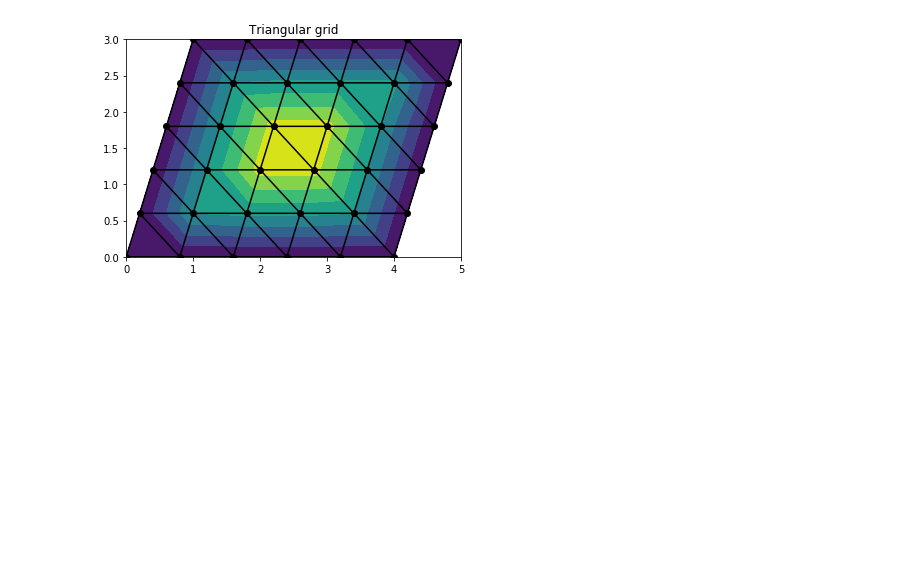
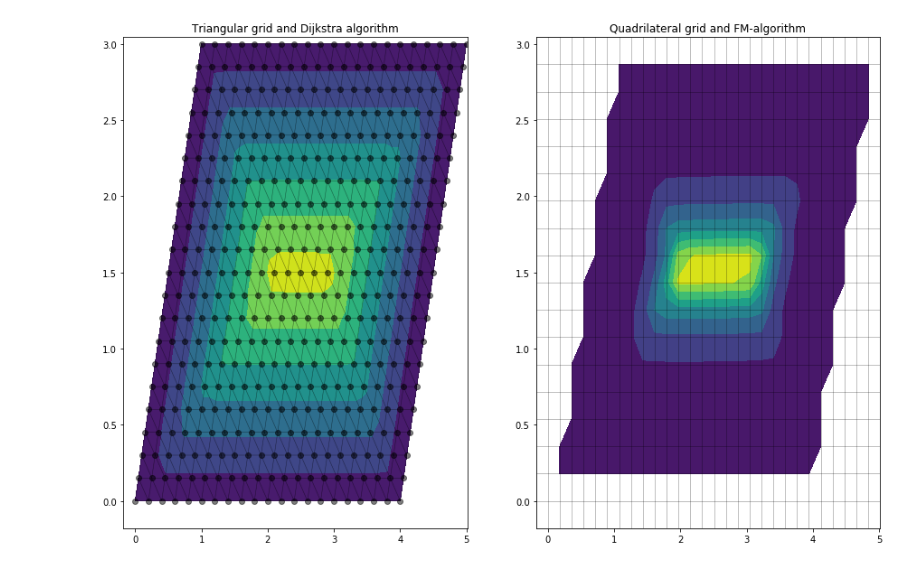
Before and after one commit to alexoblomov/fast_marching, a Jupyter notebook: Mesh.ipynb, the cells around one changed output. Drawn from its saved outputs; the diff is of its cells as text; code cells hidden in the pictures; blank space fills up the shorter version.

Commit message:
added fast_marching_algo

```diff
--- a/Mesh.ipynb
+++ b/Mesh.ipynb
@@ -83,5 +257,6 @@ def dijkstra(graph, initial):
 # %%
 def build_mesh(points, n=1):
+    points = np.array(points)
     P = n**2*(len(points)-2)#the number of points
     R2_to_R = lambda x: round(x[0]*P + x[1],5)# We need correspondance of a vector in R2 to a single value: (x,y) -> x*P + y
     facets = []#the set of polygon edges
@@ -126,18 +301,46 @@ def build_mesh(points, n=1):
     cells_all = np.array(cells_all)
     g = Graph()
     g.graph_from_nodes_and_cells(nodes_all, cells_all)
-    dist = dijkstra(g, boundary_nodes)
+    dij_dist = dijkstra(g, boundary_nodes)
 
+    (x, y), array, d = data_for_FMA(points, n)
+    FM = Fast_marching_algorithm(array, high_acc=False)
+    FM_dist = FM() * d
+
+    #print(np.max(FM_dist))
+    #print(np.max(dij_dist))
+    #print(FM_dist)
+    #print(dij_dist)
+    #print(array)
+    #print(function)
+    #print(FM._state)
+    #print(FM._heap)
+    #print(x)
+    #print(y)
+
+
+
+    fig, (ax1, ax2) = plt.subplots(1, 2, figsize = (15,10))
     triang = mtri.Triangulation(nodes_all[:,0], nodes_all[:,1], cells_all)
-    plt.tricontourf(triang, dist)
-    plt.triplot(triang, 'ko-')
-    plt.title('Triangular grid')
-    return nodes_all, cells_all, dist
+
+    ax1.tricontourf(triang, dij_dist)
+    ax1.triplot(triang, 'ko-', lw = 0.5, alpha=0.5)
+    ax1.set_title('Triangular grid and Dijkstra algorithm')
+    ax1.set_xlim(x[0,0],x[-1,-1])
+    ax1.set_ylim(y[0,0],y[-1,-1])
+
+    dist  = np.ma.array(FM_dist, mask=(array<0))# + (FM_dist == 0))
+    ax2.contourf(x, y, dist)
+    ax2.plot(x, y, 'k-', lw=0.5, alpha=0.5)
+    ax2.plot(x.T, y.T, 'k-', lw=0.5, alpha=0.5)
+    ax2.set_title("Quadrilateral grid and FM-algorithm")
+
+    return nodes_all, cells_all, dij_dist, FM_dist
 # %%
-nod, cel, dist = build_mesh([[0,0],[1,3],[5,3],[4,0]], 5)
+nod, cel, dist1, dist2 = build_mesh([[0,0],[1,3],[5,3],[4,0]], 20)
 #print(nod)
 #print(cel)
 #print(dist)
 # %% [output]
-[figure, old version]
+[figure, new version]
 # %%
```
Also changed, not shown: parts of 8 cells of this notebook.
